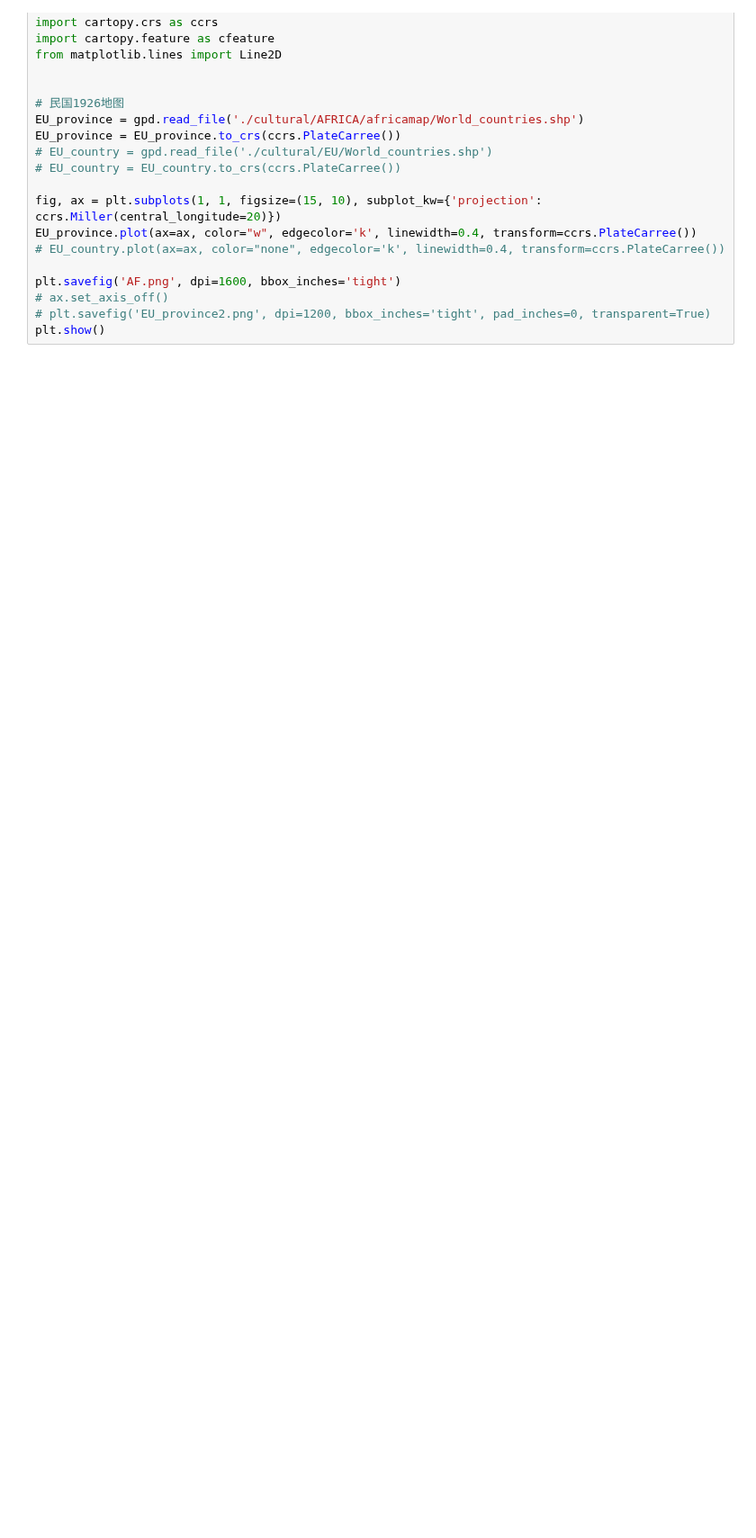
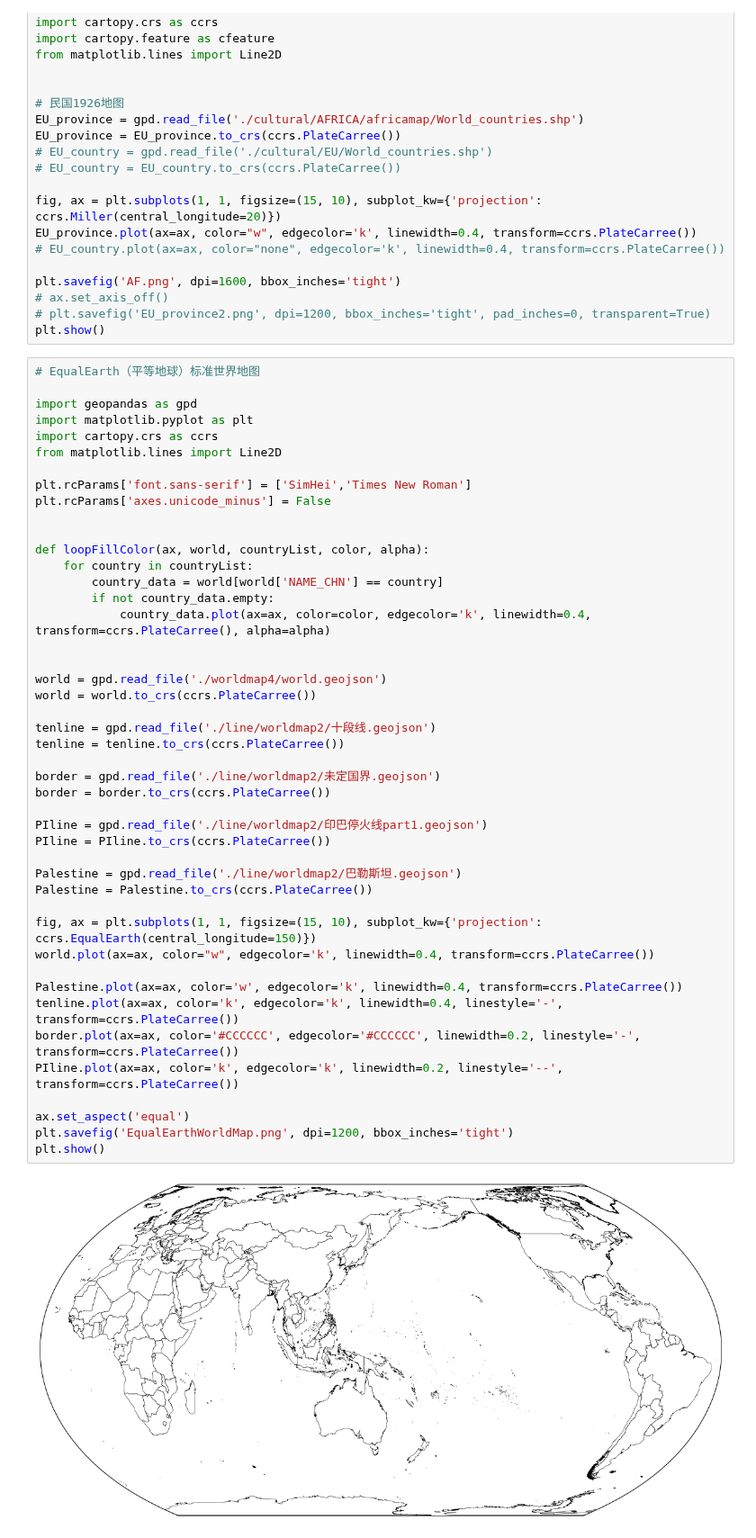
Before and after one commit to gestepoa/pythonmap, a Jupyter notebook: map_testing.ipynb, the cells around one changed output. Shown at 90% size. Cells and saved outputs as stored; diff of their text form; blank space fills up the shorter version.

```diff
--- a/map_testing.ipynb
+++ b/map_testing.ipynb
@@ -312,3 +312,50 @@ plt.savefig('AF.png', dpi=1600, bbox_inches='tight')
 # ax.set_axis_off()
 # plt.savefig('EU_province2.png', dpi=1200, bbox_inches='tight', pad_inches=0, transparent=True)
 plt.show()
+# %%
+# EqualEarth（平等地球）标准世界地图
+
+import geopandas as gpd
+import matplotlib.pyplot as plt
+import cartopy.crs as ccrs
+from matplotlib.lines import Line2D
+
+plt.rcParams['font.sans-serif'] = ['SimHei','Times New Roman']
+plt.rcParams['axes.unicode_minus'] = False
+
+
+def loopFillColor(ax, world, countryList, color, alpha):
+    for country in countryList:
+        country_data = world[world['NAME_CHN'] == country]
+        if not country_data.empty:
+            country_data.plot(ax=ax, color=color, edgecolor='k', linewidth=0.4, transform=ccrs.PlateCarree(), alpha=alpha)
+
+
+world = gpd.read_file('./worldmap4/world.geojson')
+world = world.to_crs(ccrs.PlateCarree())
+
+tenline = gpd.read_file('./line/worldmap2/十段线.geojson')
+tenline = tenline.to_crs(ccrs.PlateCarree())
+
+border = gpd.read_file('./line/worldmap2/未定国界.geojson')
+border = border.to_crs(ccrs.PlateCarree())
+
+PIline = gpd.read_file('./line/worldmap2/印巴停火线part1.geojson')
+PIline = PIline.to_crs(ccrs.PlateCarree())
+
+Palestine = gpd.read_file('./line/worldmap2/巴勒斯坦.geojson')
+Palestine = Palestine.to_crs(ccrs.PlateCarree())
+
+fig, ax = plt.subplots(1, 1, figsize=(15, 10), subplot_kw={'projection': ccrs.EqualEarth(central_longitude=150)})
+world.plot(ax=ax, color="w", edgecolor='k', linewidth=0.4, transform=ccrs.PlateCarree())
+
+Palestine.plot(ax=ax, color='w', edgecolor='k', linewidth=0.4, transform=ccrs.PlateCarree())
+tenline.plot(ax=ax, color='k', edgecolor='k', linewidth=0.4, linestyle='-', transform=ccrs.PlateCarree())
+border.plot(ax=ax, color='#CCCCCC', edgecolor='#CCCCCC', linewidth=0.2, linestyle='-', transform=ccrs.PlateCarree())
+PIline.plot(ax=ax, color='k', edgecolor='k', linewidth=0.2, linestyle='--', transform=ccrs.PlateCarree())
+
+ax.set_aspect('equal')
+plt.savefig('EqualEarthWorldMap.png', dpi=1200, bbox_inches='tight')
+plt.show()
+# %% [output]
+[figure, added]
```
Also changed, not shown: parts of 1 cell of this notebook, 24 other files.
